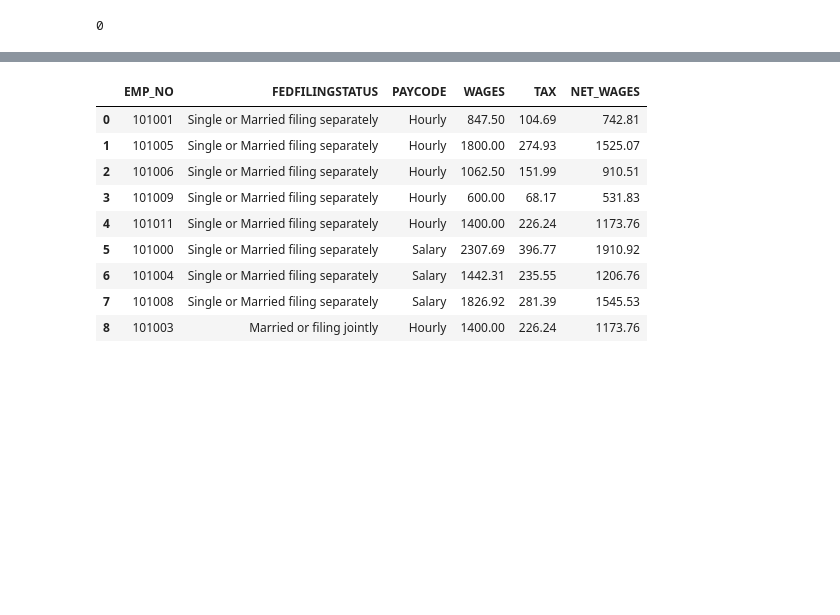
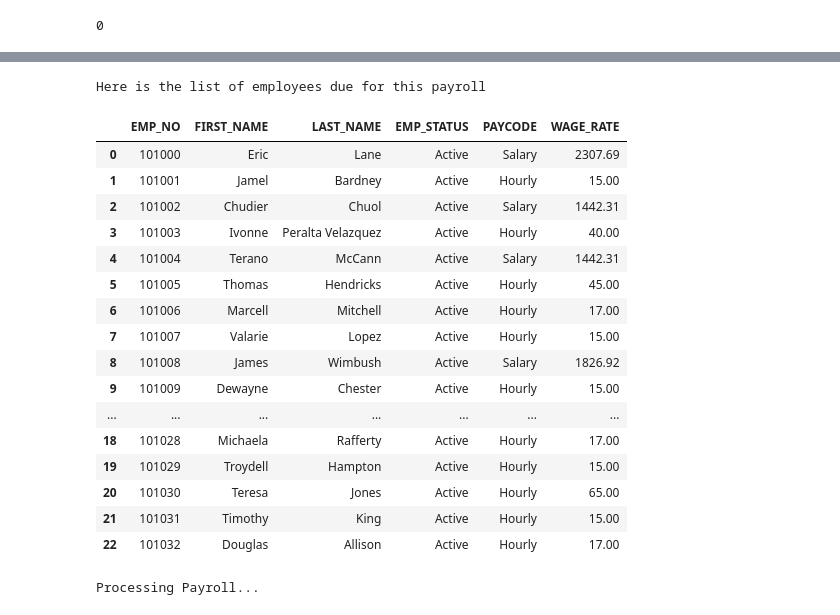
Before and after one commit to azunaukbrr/noonah_C-Halling, a Jupyter notebook: notebooks/workinprogress.ipynb, the cells around one changed output, grey strips where cells are left out. Cells and saved outputs as stored; diff of their text form; code cells hidden in the pictures; blank space fills up the shorter version.

```diff
--- a/notebooks/workinprogress.ipynb
+++ b/notebooks/workinprogress.ipynb
@@ -167,4 +306,32 @@ employee_ach_data = pd.read_csv(Path("../Resources/Source_data/master1.csv"), he
+# %%
+#Generating Employee Report
+print("Here is the list of employees due for this payroll")
+employee_list = employee_data
+employee_list["WAGE_RATE"] = np.where(employee_list["PAYCODE"] == "Salary", (employee_list["PAYRATE"]/52),employee_list["PAYRATE"])
+employee_list.drop(["FEDFILINGSTATUS","PAYRATE"], axis=1).round(2)
+
+print("Here are inactivated employees not due for this Payroll")
+# %% [output]
+Here is the list of employees due for this payroll
+|  | EMP_NO | FIRST_NAME | LAST_NAME | EMP_STATUS | PAYCODE | WAGE_RATE |
+| 0 | 101000 | Eric | Lane | Active | Salary | 2307.69 |
+| 1 | 101001 | Jamel | Bardney | Active | Hourly | 15.00 |
+| 2 | 101002 | Chudier | Chuol | Active | Salary | 1442.31 |
+| 3 | 101003 | Ivonne | Peralta Velazquez | Active | Hourly | 40.00 |
+| 4 | 101004 | Terano | McCann | Active | Salary | 1442.31 |
+| 5 | 101005 | Thomas | Hendricks | Active | Hourly | 45.00 |
+| 6 | 101006 | Marcell | Mitchell | Active | Hourly | 17.00 |
+| 7 | 101007 | Valarie | Lopez | Active | Hourly | 15.00 |
+| 8 | 101008 | James | Wimbush | Active | Salary | 1826.92 |
+| 9 | 101009 | Dewayne | Chester | Active | Hourly | 15.00 |
+| ... | ... | ... | ... | ... | ... | ... |
+| 18 | 101028 | Michaela | Rafferty | Active | Hourly | 17.00 |
+| 19 | 101029 | Troydell | Hampton | Active | Hourly | 15.00 |
+| 20 | 101030 | Teresa | Jones | Active | Hourly | 65.00 |
+| 21 | 101031 | Timothy | King | Active | Hourly | 15.00 |
+| 22 | 101032 | Douglas | Allison | Active | Hourly | 17.00 |
 # %%
+print("Processing Payroll...")
 #Calculating Hourly Wages
 hourly_emp_data = employee_data.loc[employee_data["PAYCODE"] == "Hourly"]
 hourly_emp_data = employee_data.loc[employee_data["EMP_STATUS"] == "Active"]
@@ -188,24 +355,18 @@ all_wages.drop(["EMP_STATUS","PAYRATE","HOURS"], axis=1).round(2)
 all_wages["WAGESANA"] = all_wages["WAGES"] * 52
 tax_single_all_wages = all_wages.loc[all_wages["FEDFILINGSTATUS"] == "Single or Married filing separately"]
 tax_single_all_wages["TAX"]=tax_single_all_wages["WAGESANA"].apply(taxes_single)
-tax_single_all_wages["NET_WAGES"]= tax_single_all_wages["WAGES"] - tax_single_all_wages["TAX"]
 
 tax_married_all_wages = all_wages.loc[all_wages["FEDFILINGSTATUS"] == "Married or filing jointly"]
 tax_married_all_wages["TAX"]=tax_married_all_wages["WAGESANA"].apply(taxes_single)
-tax_married_all_wages["NET_WAGES"]= tax_married_all_wages["WAGES"] - tax_married_all_wages["TAX"]
 
 final_wages = tax_single_all_wages.append(tax_married_all_wages, ignore_index=True, verify_integrity= True)
-final_wages.drop(["EMP_STATUS","PAYRATE","HOURS","WAGESANA"], axis=1).round(2)
+final_wages["SOC_SEC"]=final_wages["WAGES"].apply(ss)
+final_wages["MEDICARE"]=final_wages["WAGES"].apply(medicare)
+final_wages["NET_WAGES"]=final_wages["WAGES"]-final_wages["SOC_SEC"]-final_wages["MEDICARE"]-final_wages["TAX"]
+final_wage_summary = final_wages.drop(["EMP_STATUS","PAYRATE","HOURS","WAGESANA","PAYCODE","FEDFILINGSTATUS"], axis=1).round(2)
+# print(final_wage_summary)
+final_wage_summary.to_csv(Path("../Resources/Output_data/Archive/"+timestamp+"_PAYROLL_SUMMARY.csv"), index=False)
 # %% [output]
-|  | EMP_NO | FEDFILINGSTATUS | PAYCODE | WAGES | TAX | NET_WAGES |
-| 0 | 101001 | Single or Married filing separately | Hourly | 847.50 | 104.69 | 742.81 |
-| 1 | 101005 | Single or Married filing separately | Hourly | 1800.00 | 274.93 | 1525.07 |
-| 2 | 101006 | Single or Married filing separately | Hourly | 1062.50 | 151.99 | 910.51 |
-| 3 | 101009 | Single or Married filing separately | Hourly | 600.00 | 68.17 | 531.83 |
-| 4 | 101011 | Single or Married filing separately | Hourly | 1400.00 | 226.24 | 1173.76 |
-| 5 | 101000 | Single or Married filing separately | Salary | 2307.69 | 396.77 | 1910.92 |
-| 6 | 101004 | Single or Married filing separately | Salary | 1442.31 | 235.55 | 1206.76 |
-| 7 | 101008 | Single or Married filing separately | Salary | 1826.92 | 281.39 | 1545.53 |
-| 8 | 101003 | Married or filing jointly | Hourly | 1400.00 | 226.24 | 1173.76 |
+Processing Payroll...
 # %%
 #Creating ACH File
```
Also changed, not shown: parts of 8 cells of this notebook, 18 other files.
